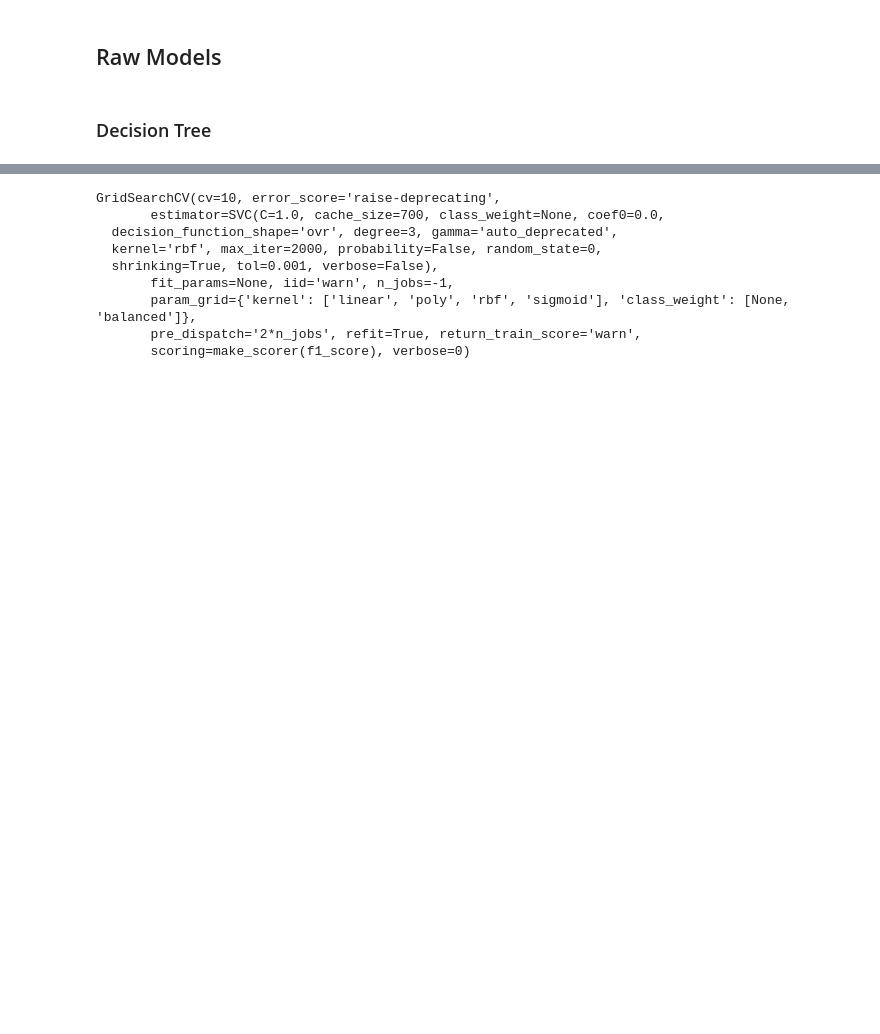
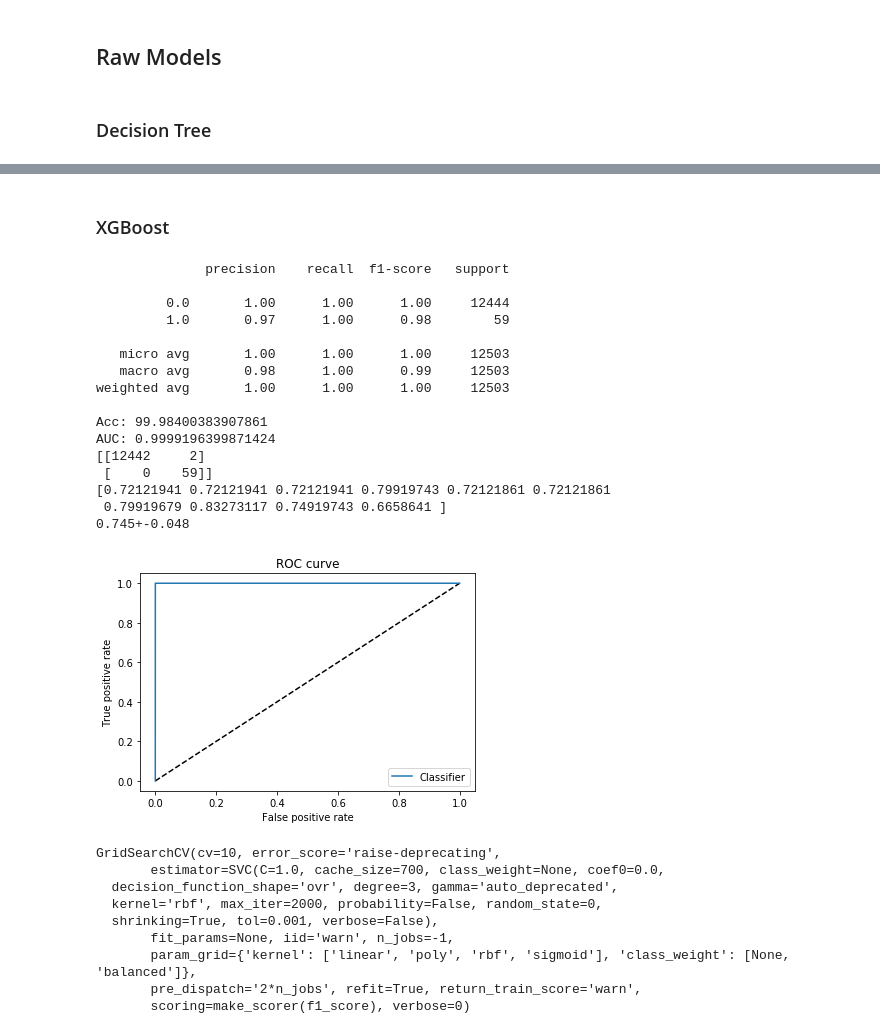
Before and after one commit to marcossilva/unbalanced_dataset_analysis, a Jupyter notebook: Untitled.ipynb, the cells around one changed output, grey strips where cells are left out. Cells and saved outputs as stored; diff of their text form; code cells hidden in the pictures; blank space fills up the shorter version.

```diff
--- a/Untitled.ipynb
+++ b/Untitled.ipynb
@@ -151,3 +250,28 @@ AUC: 0.7086952396312799
+# %% [markdown]
+### XGBoost
+# %%
+from xgboost import XGBClassifier
+clf = XGBClassifier(max_depth=5, n_jobs=-1, n_estimators=500)
+clf.fit(X_train, y_train)
+print_report(clf)
+# %% [output]
+              precision    recall  f1-score   support
+
+         0.0       1.00      1.00      1.00     12444
+         1.0       0.97      1.00      0.98        59
+
+   micro avg       1.00      1.00      1.00     12503
+   macro avg       0.98      1.00      0.99     12503
+weighted avg       1.00      1.00      1.00     12503
+
+Acc: 99.98400383907861
+AUC: 0.9999196399871424
+[[12442     2]
+ [    0    59]]
+[0.72121941 0.72121941 0.72121941 0.79919743 0.72121861 0.72121861
+ 0.79919679 0.83273117 0.74919743 0.6658641 ]
+0.745+-0.048
+[figure, added]
 # %%
 from sklearn.model_selection import GridSearchCV
 from sklearn.metrics import f1_score, make_scorer
```
Also changed, not shown: parts of 12 cells of this notebook, 1 other file.
